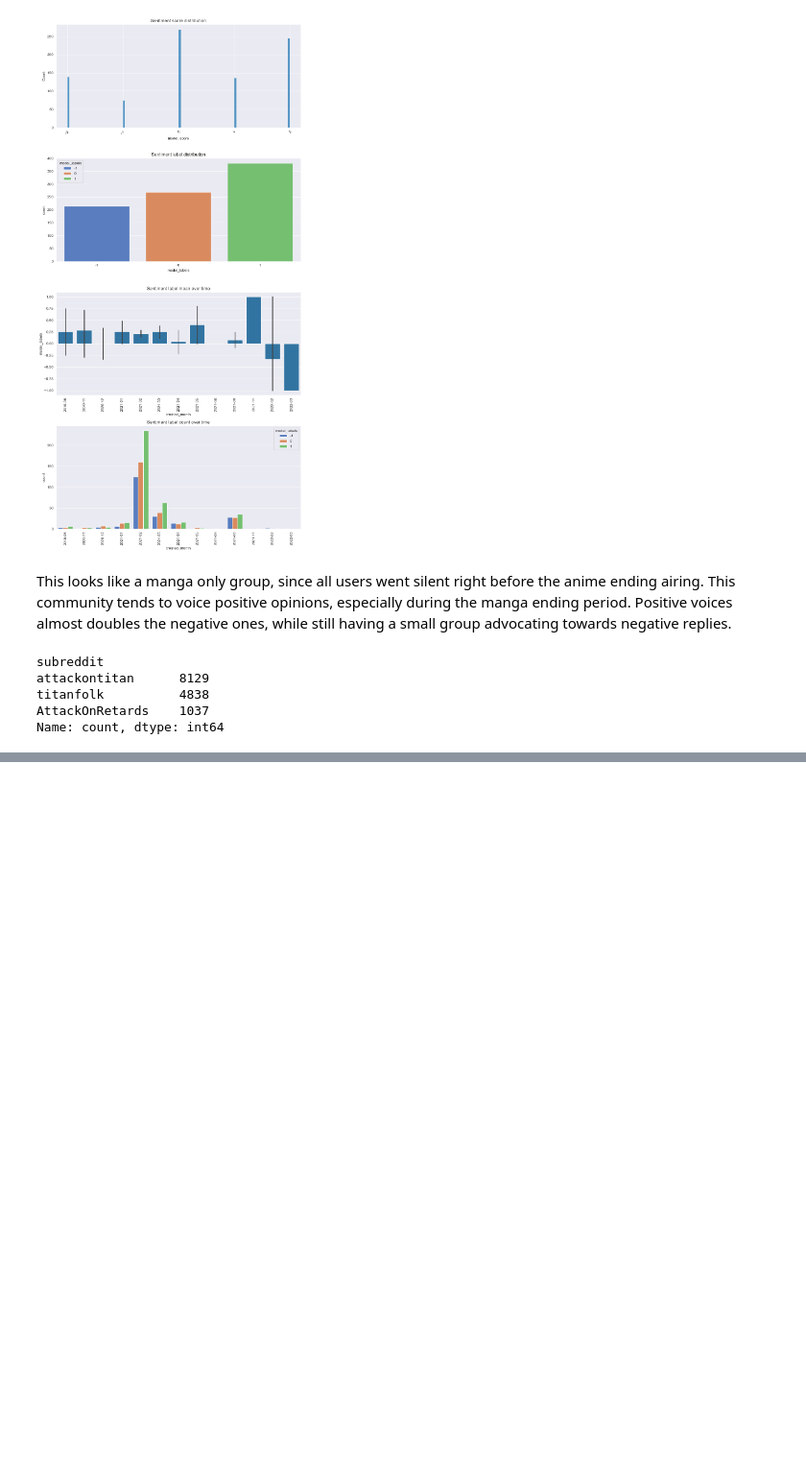
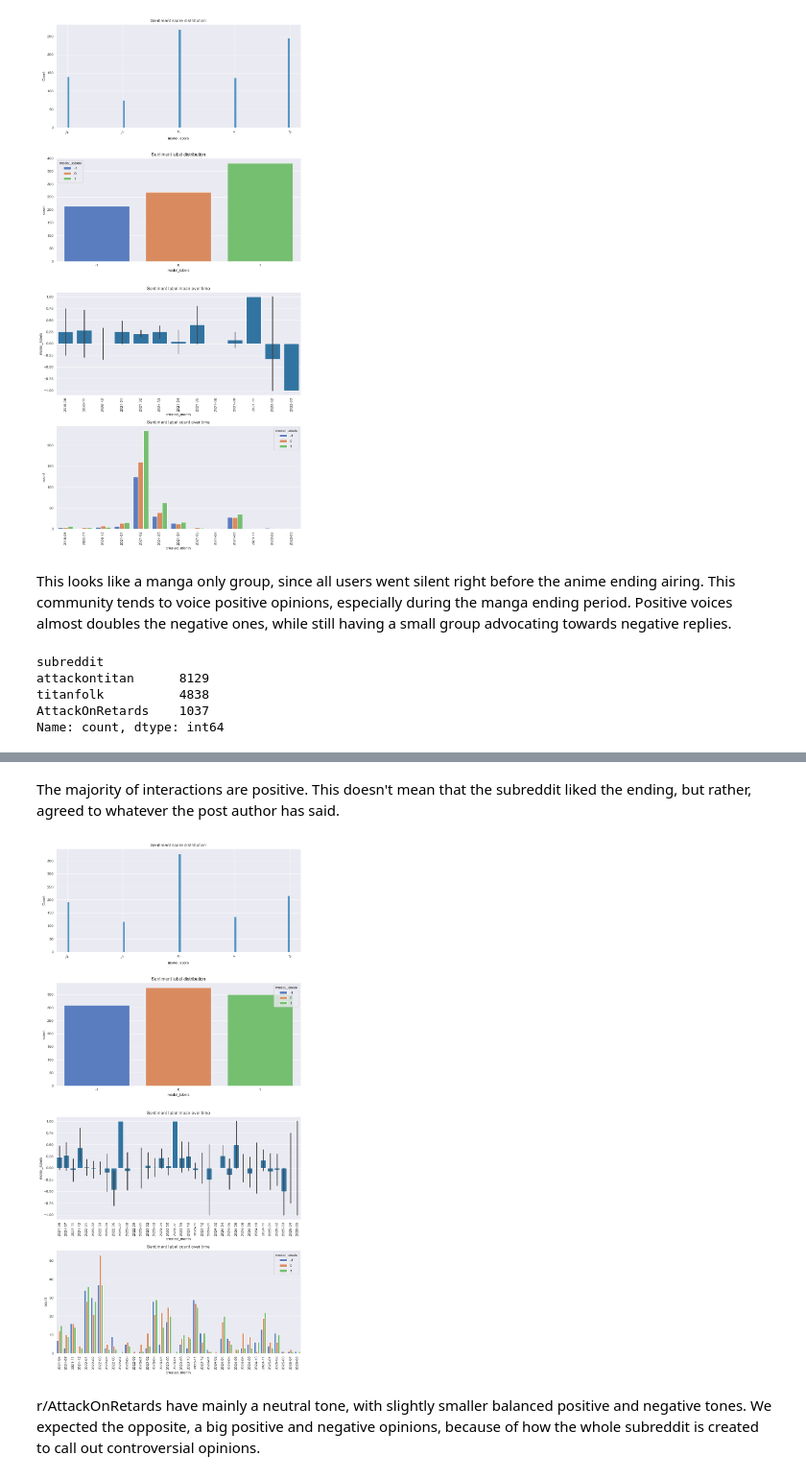
Before and after one commit to AlessandroGhiotto/WSA-AoT, a Jupyter notebook: notebooks/4_sentiment_analysis.ipynb, the cells around one changed output, grey strips where cells are left out. Shown at 96% size. Drawn from its saved outputs; the diff is of its cells as text; code cells hidden in the pictures; blank space fills up the shorter version.

```diff
--- a/notebooks/4_sentiment_analysis.ipynb
+++ b/notebooks/4_sentiment_analysis.ipynb
@@ -649,0 +674,9 @@ Name: count, dtype: int64
+# %% [markdown]
+The majority of interactions are positive. This doesn't mean that the subreddit liked the ending, but rather, agreed to whatever the post author has said.
+# %%
+df_sub_aor = df_ending_comments[df_ending_comments["subreddit"] == 'AttackOnRetards']
+plot_results(df_sub_aor, score_col='model_score', label_col='model_labels', time_col='created_month')
+# %% [output]
+[figure, added]
+# %% [markdown]
+r/AttackOnRetards have mainly a neutral tone, with slightly smaller balanced positive and negative tones. We expected the opposite, a big positive and negative opinions, because of how the whole subreddit is created to call out controversial opinions.
```
Also changed, not shown: parts of 5 cells of this notebook.
